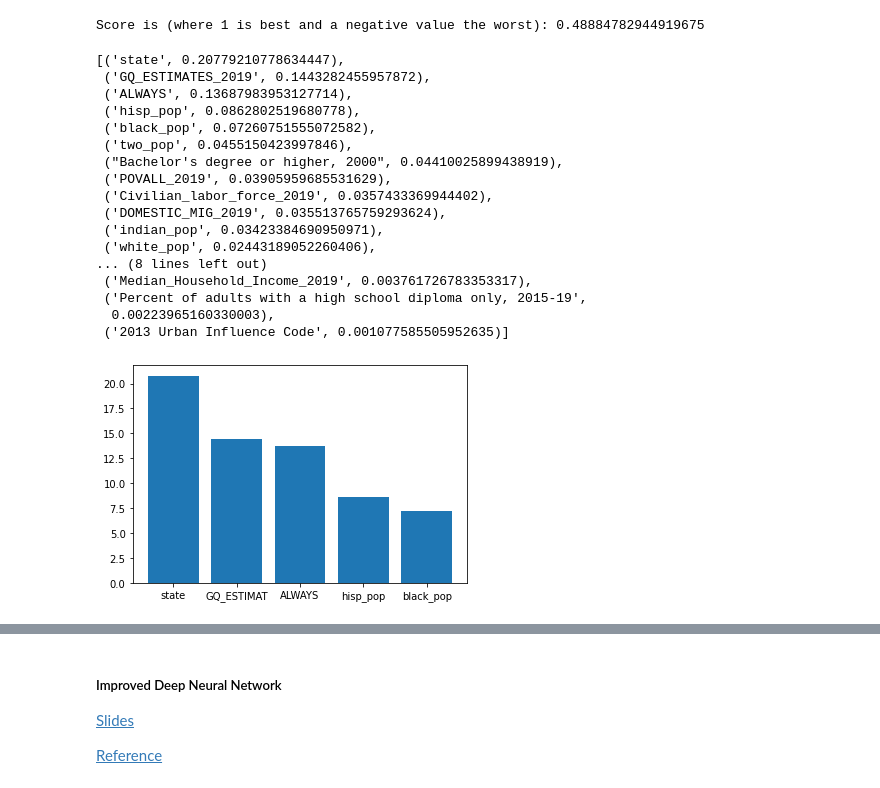
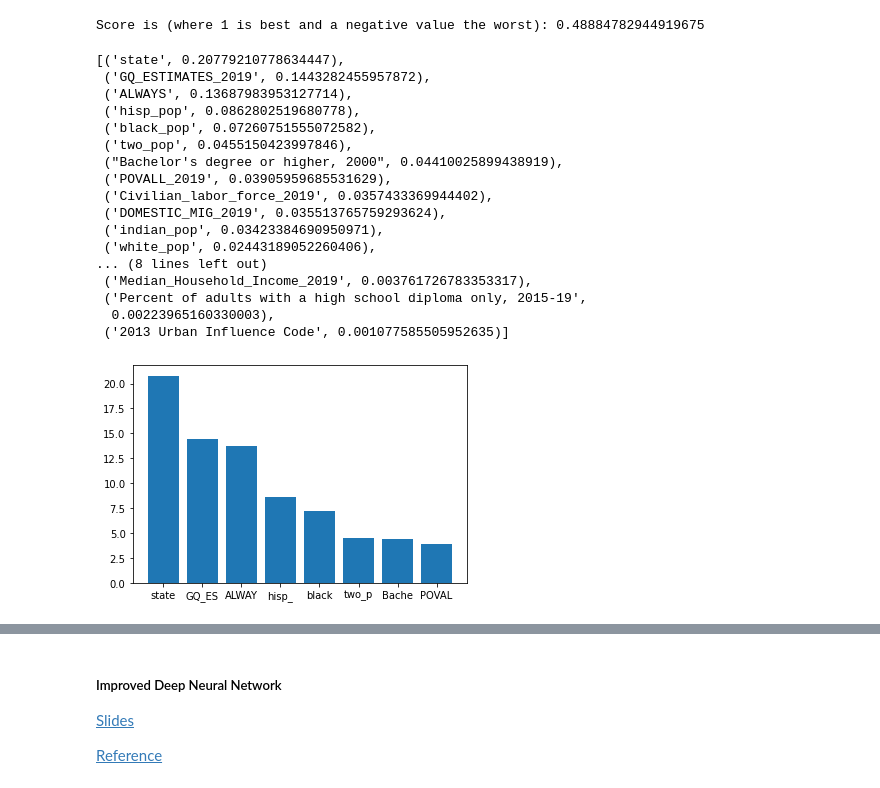
Before and after one commit to rupaltotale/CovidData, a Jupyter notebook: Covid_Spread_Analysis.ipynb, the cells around one changed output, grey strips where cells are left out. Cells and saved outputs as stored; diff of their text form; code cells hidden in the pictures.

```diff
--- a/Covid_Spread_Analysis.ipynb
+++ b/Covid_Spread_Analysis.ipynb
@@ -904,5 +718,5 @@ for factor in ["Median_Household_Income_2019",
                "deaths", "cases", "Bachelor's degree or higher, 2000", "R_death_2019",
                "POVALL_2019", "Civilian_labor_force_2019",
                "hisp_pop", "black_pop", "white_pop", "Medicare enrollees (2014)"]:
-  df_all[factor] = df_all[factor] / df_all["POP_ESTIMATE_2019"] * 100000
+  df_all[factor] = df_all[factor] / df_all["POP_ESTIMATE_2019"]
 df_all[factors].head()
@@ -1450,36 +1233,36 @@ filtered_importances = {}
 state_weight = 0
 for col in feats:
   if col.startswith('state'):
     state_weight += feats[col]
   else:
     filtered_importances[col] = feats[col]
 filtered_importances['state'] = state_weight
 sorted_importances = sorted(filtered_importances.items(), key=lambda x: x[1], reverse=True)
 pprint(sorted_importances)
-sorted_importances = sorted_importances[:min(5, len(filtered_importances))]
-keys = [i[0][:10] for i in sorted_importances]
+sorted_importances = sorted_importances[:min(8, len(filtered_importances))]
+keys = [i[0][:5] for i in sorted_importances]
 values = [i[1] * 100 for i in sorted_importances]
 plt.bar(keys, values)
 plt.show()
 # %% [output]
 [('state', 0.20779210778634447),
  ('GQ_ESTIMATES_2019', 0.1443282455957872),
  ('ALWAYS', 0.13687983953127714),
  ('hisp_pop', 0.0862802519680778),
  ('black_pop', 0.07260751555072582),
  ('two_pop', 0.0455150423997846),
  ("Bachelor's degree or higher, 2000", 0.04410025899438919),
  ('POVALL_2019', 0.03905959685531629),
  ('Civilian_labor_force_2019', 0.0357433369944402),
  ('DOMESTIC_MIG_2019', 0.035513765759293624),
  ('indian_pop', 0.03423384690950971),
  ('white_pop', 0.02443189052260406),
 ... (8 lines left out)
  ('Median_Household_Income_2019', 0.003761726783353317),
  ('Percent of adults with a high school diploma only, 2015-19',
   0.00223965160330003),
  ('2013 Urban Influence Code', 0.001077585505952635)]
-[figure, old version]
+[figure, new version]
 # %%
 threshold = 0.3
 data_corr = df_copy.corr()
```
Also changed, not shown: parts of 54 cells of this notebook.
